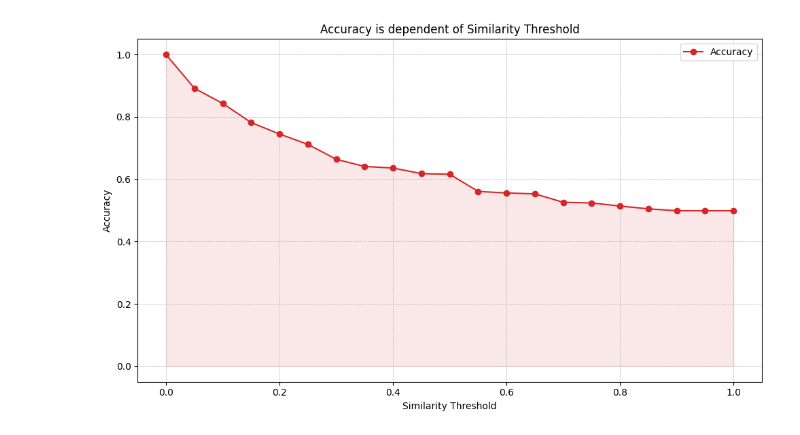
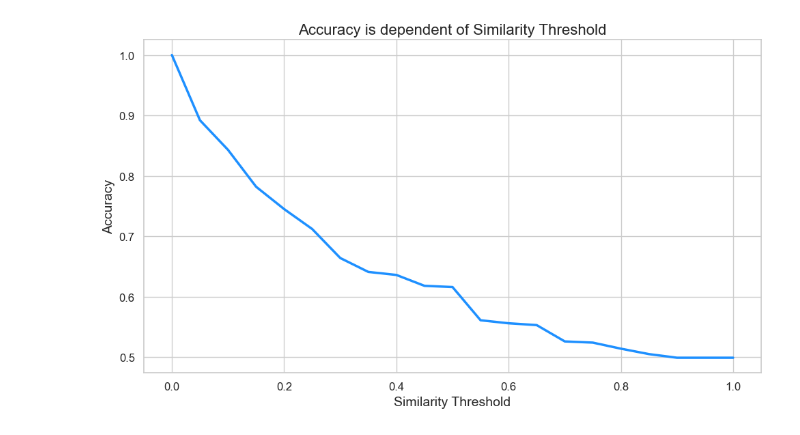
Before and after one commit to nneubacher/Bachelorarbeit, a Jupyter notebook: visualizeCheckpoint.ipynb, the cells around one changed output. Cells and saved outputs as stored; diff of their text form; code cells hidden in the pictures.

Commit message:
visualization

```diff
--- a/visualizeCheckpoint.ipynb
+++ b/visualizeCheckpoint.ipynb
@@ -61,16 +37,30 @@ plt.show()
-# %%
-plt.figure(figsize=(10, 6))  # Set figure size for better visibility
-
-plt.plot(df_metrics['Threshold'], df_metrics['Accuracy'], label='Accuracy', color='tab:red', marker='o')
-plt.fill_between(df_metrics['Threshold'], 0, df_metrics['Accuracy'], color='tab:red', alpha=0.1)
-
-plt.xlabel('Similarity Threshold')
-plt.ylabel('Accuracy')
-plt.title('Accuracy is dependent of Similarity Threshold')
-plt.legend()
-
-plt.grid(True, which='both', linestyle='--', linewidth=0.5)
-plt.tight_layout()  # Adjust the layout to make room for the legend and title
-plt.show()
-# %% [output]
-[figure, removed]
+# %%
+import matplotlib.pyplot as plt
+import seaborn as sns
+
+# Plot theme
+sns.set_theme(style="whitegrid", palette="muted")
+
+# Specify figure size
+plt.figure(figsize=(10, 6))
+
+# Plot accuracy
+sns.lineplot(x='Threshold', y='Accuracy', data=df_metrics, color='dodgerblue', lw=2.5)
+
+# Labels
+plt.xlabel('Similarity Threshold', fontsize=14)
+plt.ylabel('Accuracy', fontsize=14)
+plt.title('Accuracy is dependent of Similarity Threshold', fontsize=16)
+
+plt.xticks(fontsize=12)
+plt.yticks(fontsize=12)
+
+plt.tight_layout()
+
+# Save plot to file
+plt.savefig('accuracy_variation.png', dpi=300)
+
+# Display plot
+plt.show()
+# %% [output]
+[figure, added]
```
Also changed, not shown: parts of 4 cells of this notebook, 1 other file.
